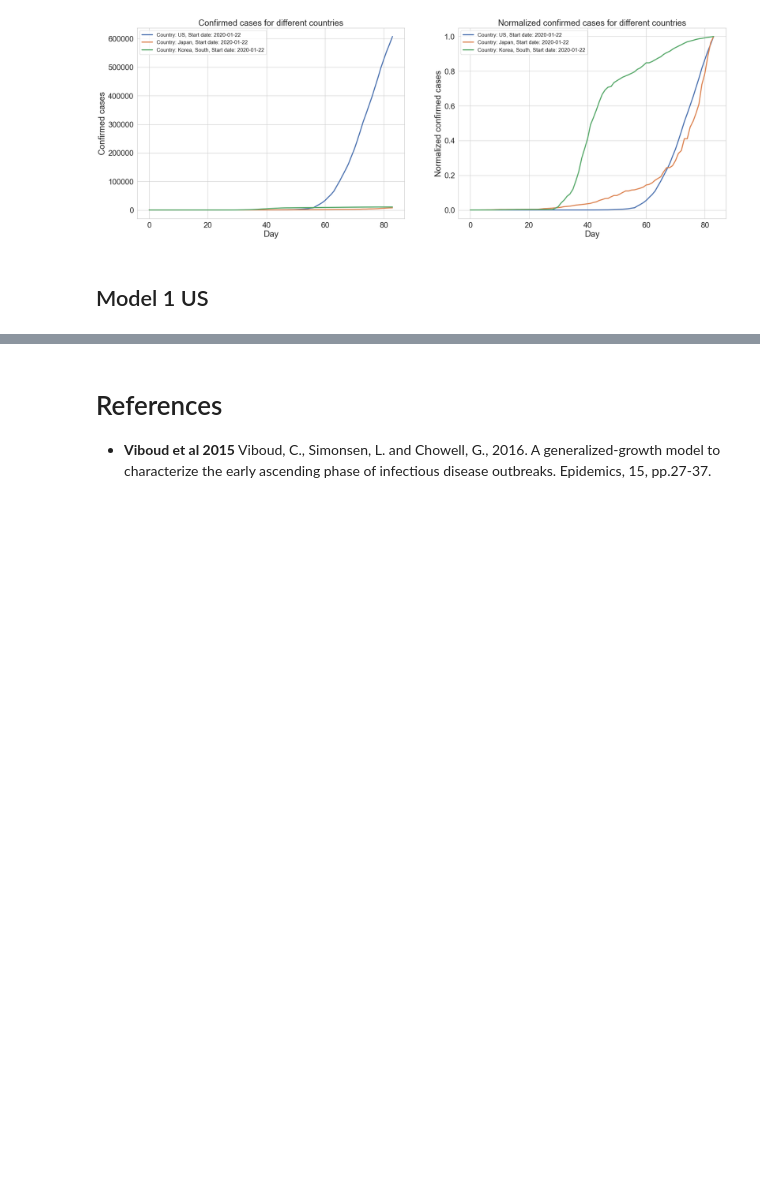
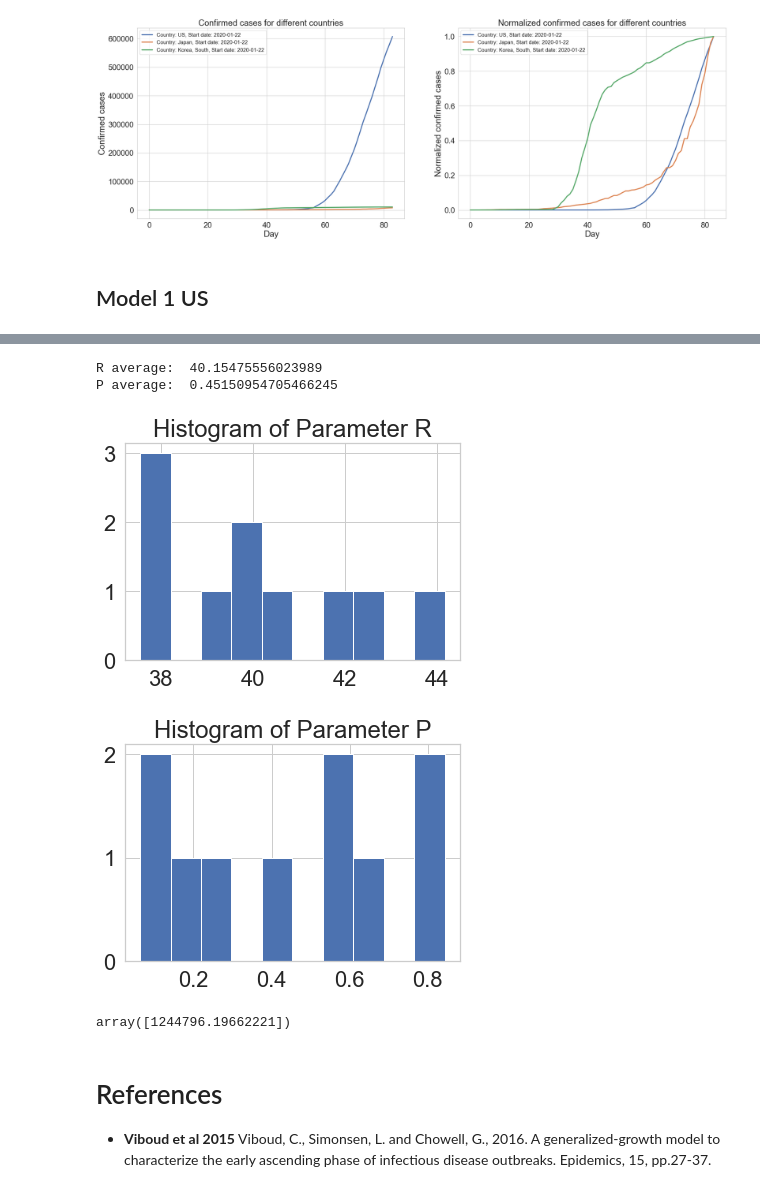
Before and after one commit to akhilpotla/StudyCovid19, a Jupyter notebook: process/bayesian/Assignment on Bayesian Inversion.ipynb, the cells around one changed output, grey strips where cells are left out. Cells and saved outputs as stored; diff of their text form; code cells hidden in the pictures; blank space fills up the shorter version.

```diff
--- a/process/bayesian/Assignment on Bayesian Inversion.ipynb
+++ b/process/bayesian/Assignment on Bayesian Inversion.ipynb
@@ -152,0 +179,2 @@ P average:  0.5072531642713195
+# %%
+validation_cases = validation_US[1].to_numpy()
@@ -153,3 +201,27 @@ P average:  0.5072531642713195
+# %%
+val_r = val_accepted[0, after_burn_in:]
+val_p = val_accepted[1, after_burn_in:]
+val_r_average = np.average(val_r)
+val_p_average = np.average(val_p)
+# %%
+plt.figure()
+plt.hist(val_r)
+plt.title('Histogram of Parameter R')
+plt.figure()
+plt.hist(val_p)
+plt.title('Histogram of Parameter P')
+
+print('R average: ', val_r_average)
+print('P average: ', val_p_average)
+# %% [output]
+R average:  40.15475556023989
+P average:  0.45150954705466245
+[figure, added]
+[figure, added]
+# %%
+model1([val_r_average, val_p_average], [T], [C_0])
+# %% [output]
+array([1244796.19662221])
 # %% [markdown]
 # References
 
```
Also changed, not shown: parts of 10 cells of this notebook.
